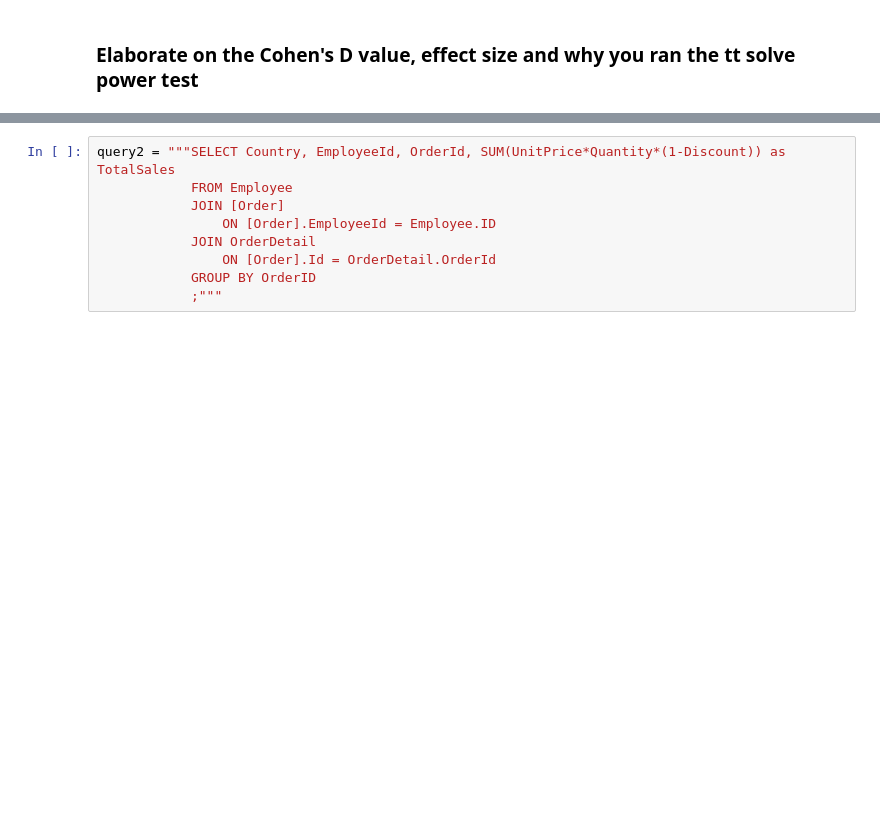
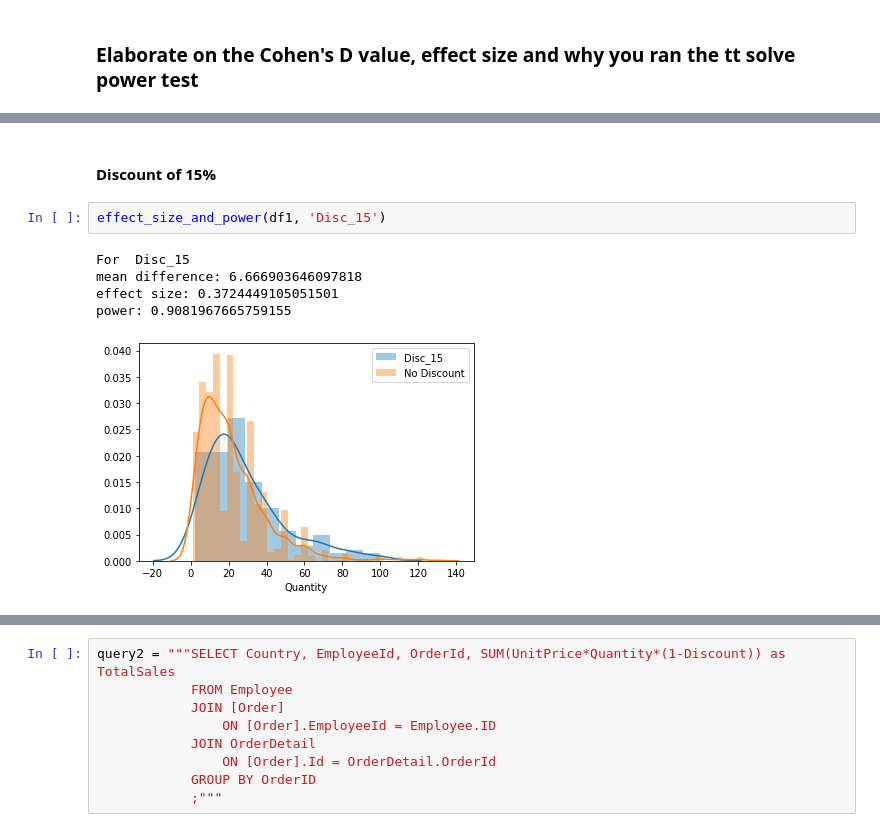
Before and after one commit to andymdc31/flatiron_project2, a Jupyter notebook: dsc-mod-3-project-online-ds-ft-081219/Project_Code.ipynb, the cells around one changed output, grey strips where cells are left out. Saved outputs shown, nothing was run; the diff lists cells and outputs as text; blank space fills up the shorter version.

```diff
--- a/dsc-mod-3-project-online-ds-ft-081219/Project_Code.ipynb
+++ b/dsc-mod-3-project-online-ds-ft-081219/Project_Code.ipynb
@@ -318,0 +353,10 @@ def run_welchs_ttest(control, experimental):
+# %% [markdown]
+#### Discount of 15%
+# %%
+effect_size_and_power(df1, 'Disc_15')
+# %% [output]
+For  Disc_15
+mean difference: 6.666903646097818
+effect size: 0.3724449105051501
+power: 0.9081967665759155
+[figure, added]
```
Also changed, not shown: parts of 63 cells of this notebook.
